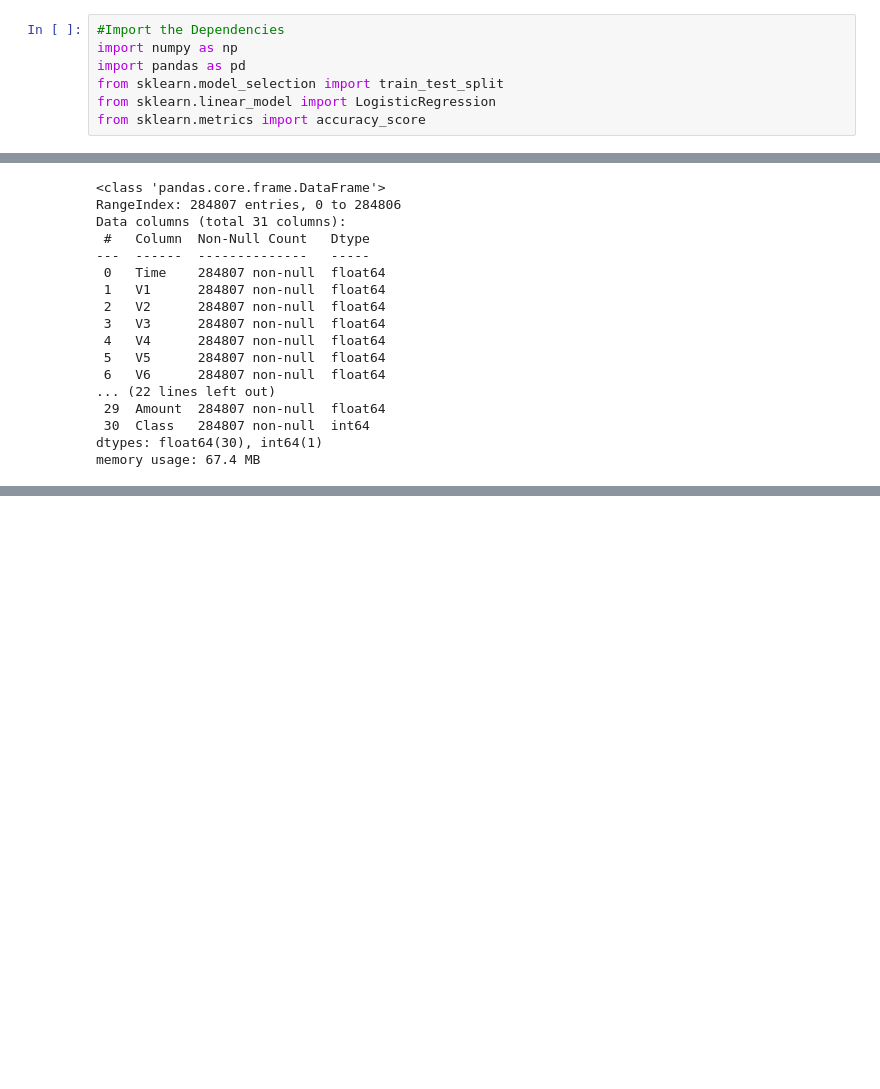
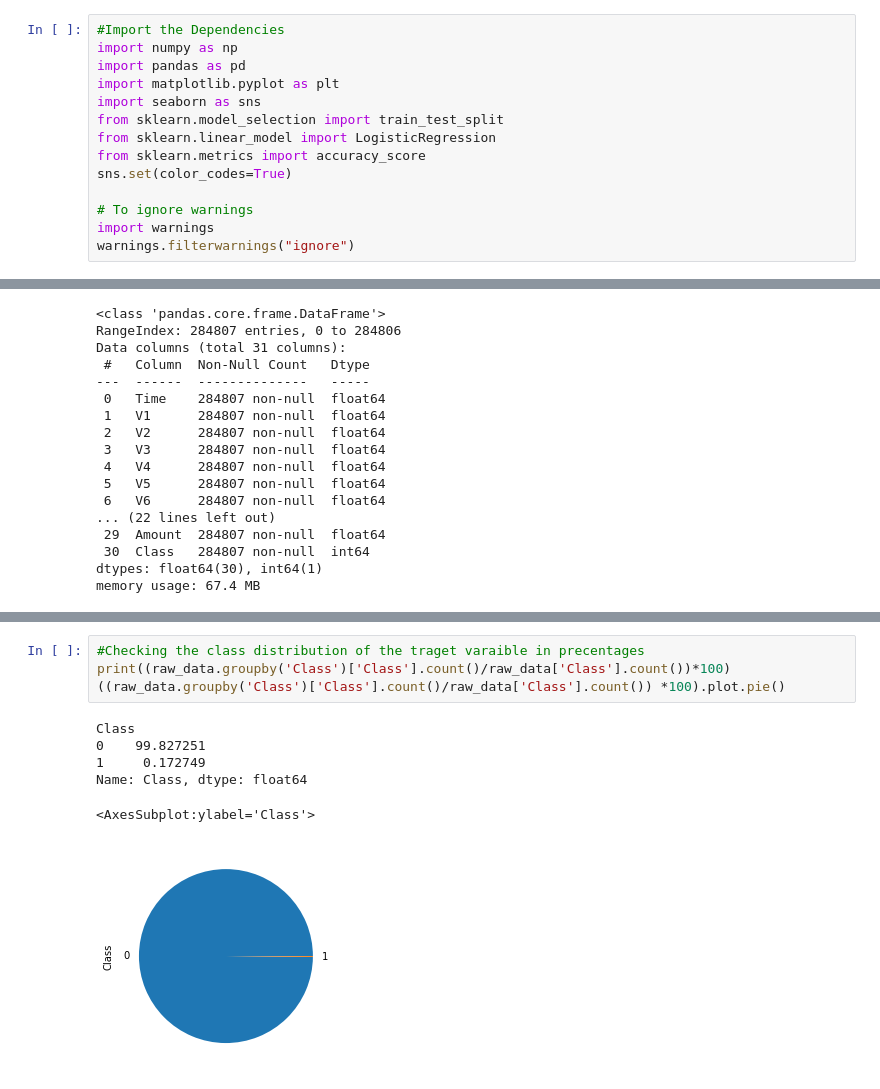
Before and after one commit to Nipulakalanka/ML_Assignment2_IT19239644_IT19174440_IT19185958, a Jupyter notebook: Credit Card Fraud Detection.ipynb, the cells around one changed output, grey strips where cells are left out. Cells and saved outputs as stored; diff of their text form; blank space fills up the shorter version.

Commit message:
Add files via upload
Data Visualization

```diff
--- a/Credit Card Fraud Detection.ipynb
+++ b/Credit Card Fraud Detection.ipynb
@@ -2,9 +2,16 @@
 #Import the Dependencies
 import numpy as np
 import pandas as pd
+import matplotlib.pyplot as plt
+import seaborn as sns
 from sklearn.model_selection import train_test_split
 from sklearn.linear_model import LogisticRegression
 from sklearn.metrics import accuracy_score
+sns.set(color_codes=True)
+
+# To ignore warnings
+import warnings
+warnings.filterwarnings("ignore")
 # %%
 #loading the dataset to a pandas dataframe
 raw_data= pd.read_csv("creditcard.csv")
@@ -58,0 +87,11 @@ memory usage: 67.4 MB
+# %%
+#Checking the class distribution of the traget varaible in precentages
+print((raw_data.groupby('Class')['Class'].count()/raw_data['Class'].count())*100)
+((raw_data.groupby('Class')['Class'].count()/raw_data['Class'].count()) *100).plot.pie()
+# %% [output]
+Class
+0    99.827251
+1     0.172749
+Name: Class, dtype: float64
+<AxesSubplot:ylabel='Class'>
+[figure, added]
```
Also changed, not shown: parts of 4 cells of this notebook.
